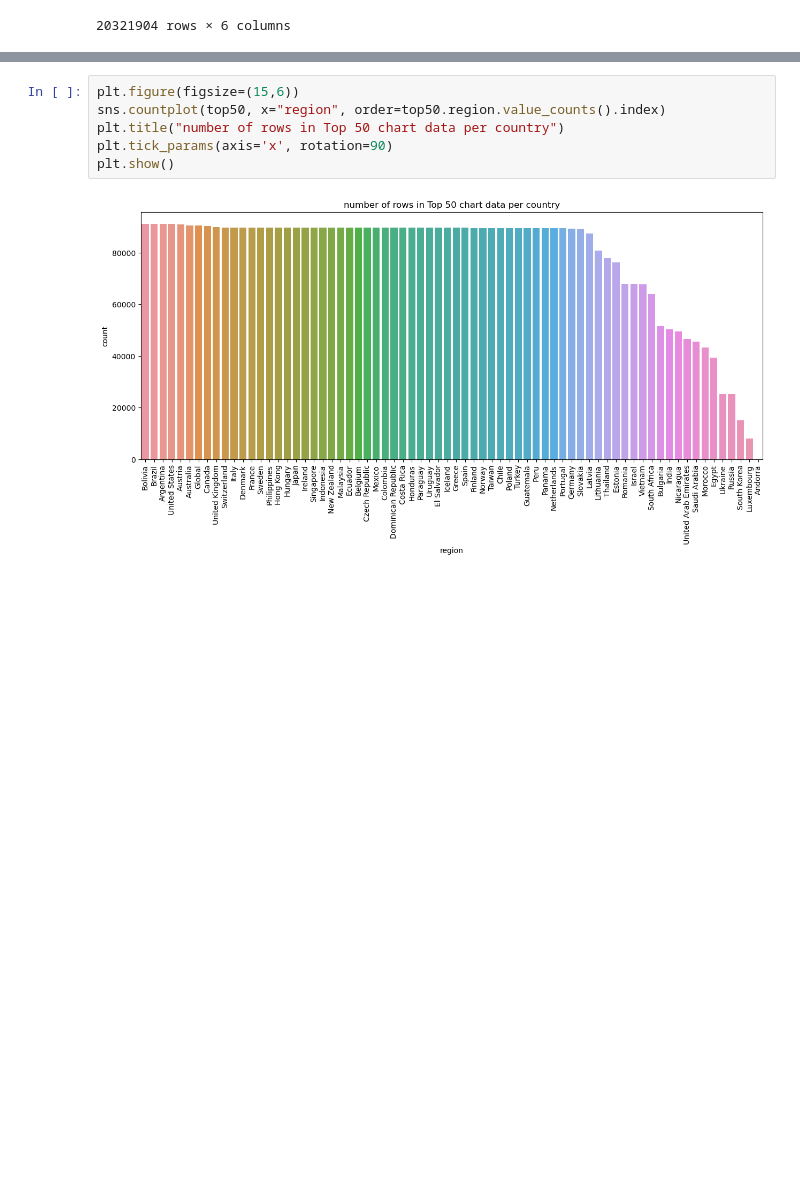
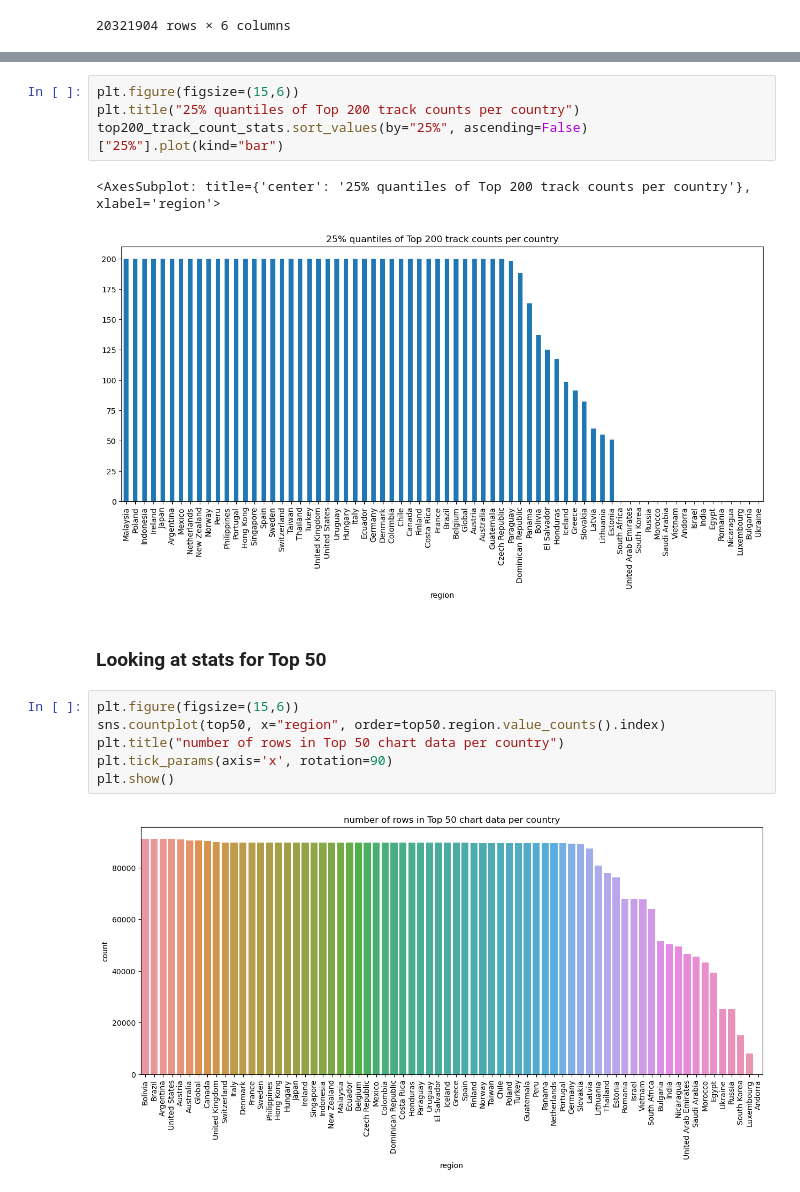
Before and after one commit to Sejmou/exploring-spotify-charts, a Jupyter notebook: data-exploration/spotify_weekly_charts.ipynb, the cells around one changed output, grey strips where cells are left out. Drawn from its saved outputs; the diff is of its cells as text; blank space fills up the shorter version.

```diff
--- a/data-exploration/spotify_weekly_charts.ipynb
+++ b/data-exploration/spotify_weekly_charts.ipynb
@@ -331,3 +375,12 @@ Name: region, Length: 70, dtype: int64
+# %%
+plt.figure(figsize=(15,6))
+plt.title("25% quantiles of Top 200 track counts per country")
+top200_track_count_stats.sort_values(by="25%", ascending=False)["25%"].plot(kind="bar")
+# %% [output]
+<AxesSubplot: title={'center': '25% quantiles of Top 200 track counts per country'}, xlabel='region'>
+[figure, added]
+# %% [markdown]
+### Looking at stats for Top 50
 # %%
 plt.figure(figsize=(15,6))
 sns.countplot(top50, x="region", order=top50.region.value_counts().index)
```
Also changed, not shown: parts of 39 cells of this notebook, 2 other files.
